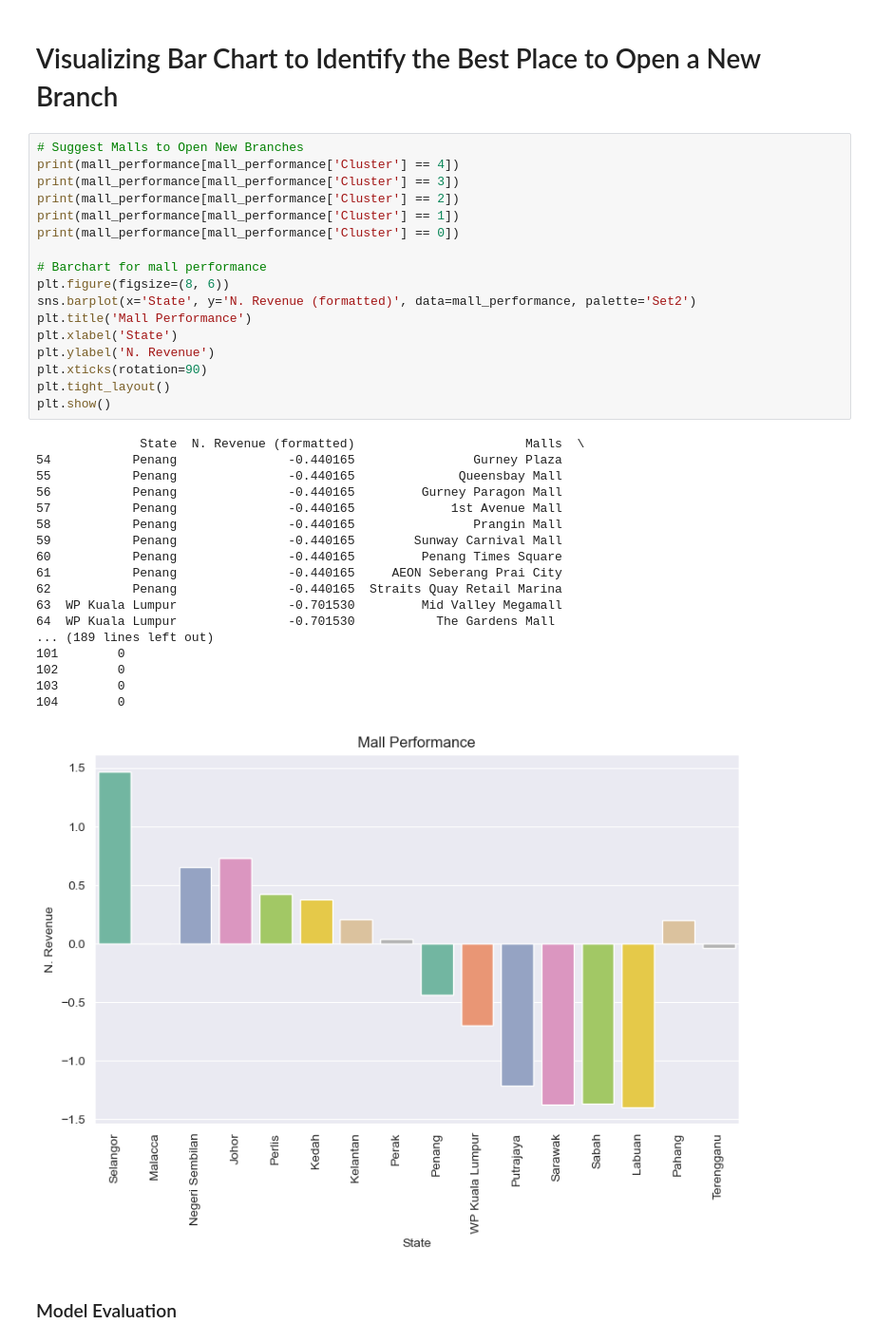
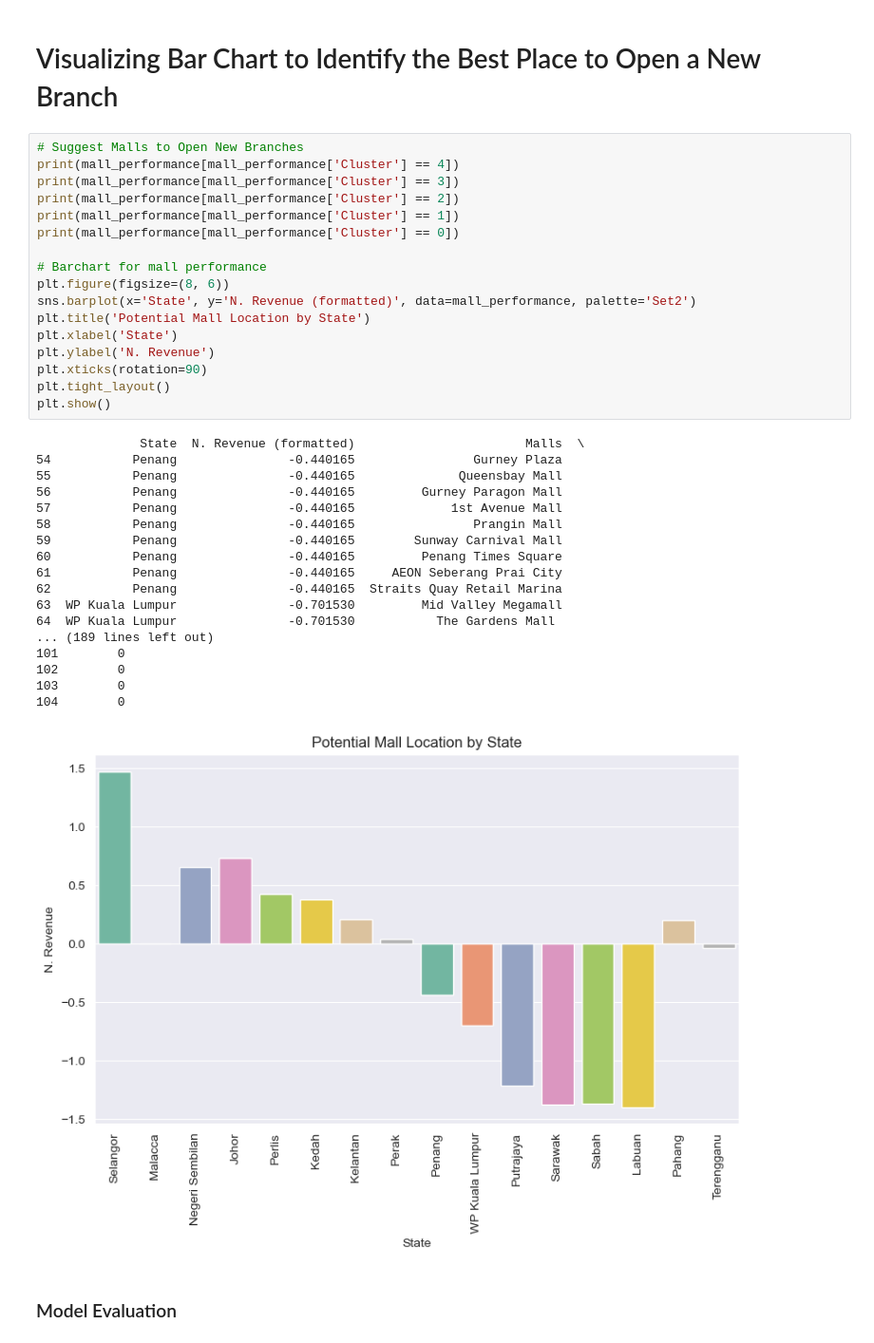
Before and after one commit to sanchick02/AlhaAlfa, a Jupyter notebook: AlhaAlfa.ipynb, the cells around one changed output. Shown at 95% size. Cells and saved outputs as stored; diff of their text form.

Commit message:
updated last visualization name

```diff
--- a/AlhaAlfa.ipynb
+++ b/AlhaAlfa.ipynb
@@ -1444,35 +1419,35 @@ print(mall_performance[mall_performance['Cluster'] == 3])
 print(mall_performance[mall_performance['Cluster'] == 2])
 print(mall_performance[mall_performance['Cluster'] == 1])
 print(mall_performance[mall_performance['Cluster'] == 0])
 
 # Barchart for mall performance
 plt.figure(figsize=(8, 6))
 sns.barplot(x='State', y='N. Revenue (formatted)', data=mall_performance, palette='Set2')
-plt.title('Mall Performance')
+plt.title('Potential Mall Location by State')
 plt.xlabel('State')
 plt.ylabel('N. Revenue')
 plt.xticks(rotation=90)
 plt.tight_layout()
 plt.show()
 # %% [output]
               State  N. Revenue (formatted)                       Malls  \
 54           Penang               -0.440165                Gurney Plaza
 55           Penang               -0.440165              Queensbay Mall
 56           Penang               -0.440165         Gurney Paragon Mall
 57           Penang               -0.440165             1st Avenue Mall
 58           Penang               -0.440165                Prangin Mall
 59           Penang               -0.440165        Sunway Carnival Mall
 60           Penang               -0.440165         Penang Times Square
 61           Penang               -0.440165     AEON Seberang Prai City
 62           Penang               -0.440165  Straits Quay Retail Marina
 63  WP Kuala Lumpur               -0.701530         Mid Valley Megamall
 64  WP Kuala Lumpur               -0.701530           The Gardens Mall
 ... (189 lines left out)
 101        0
 102        0
 103        0
 104        0
-[figure, old version]
+[figure, new version]
 # %% [markdown]
 ### Model Evaluation
 # %%
```
Also changed, not shown: parts of 5 cells of this notebook.
